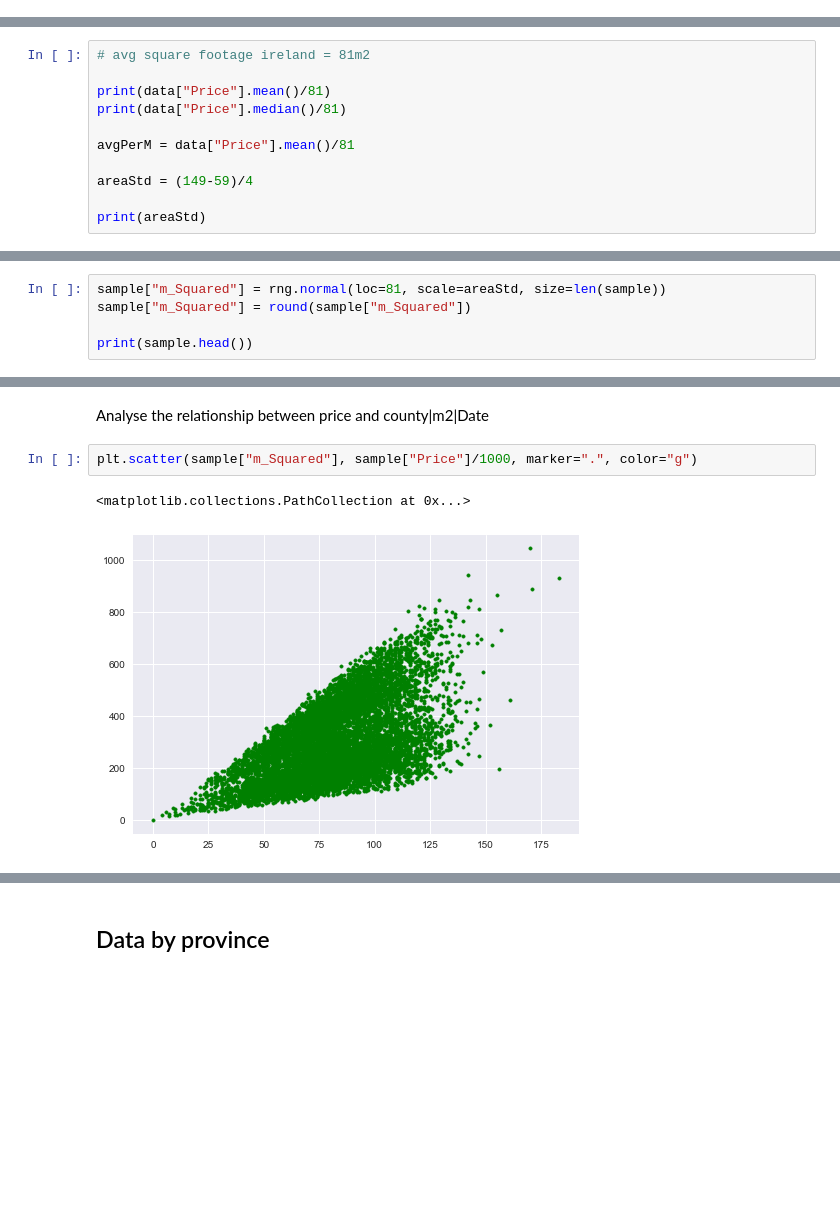
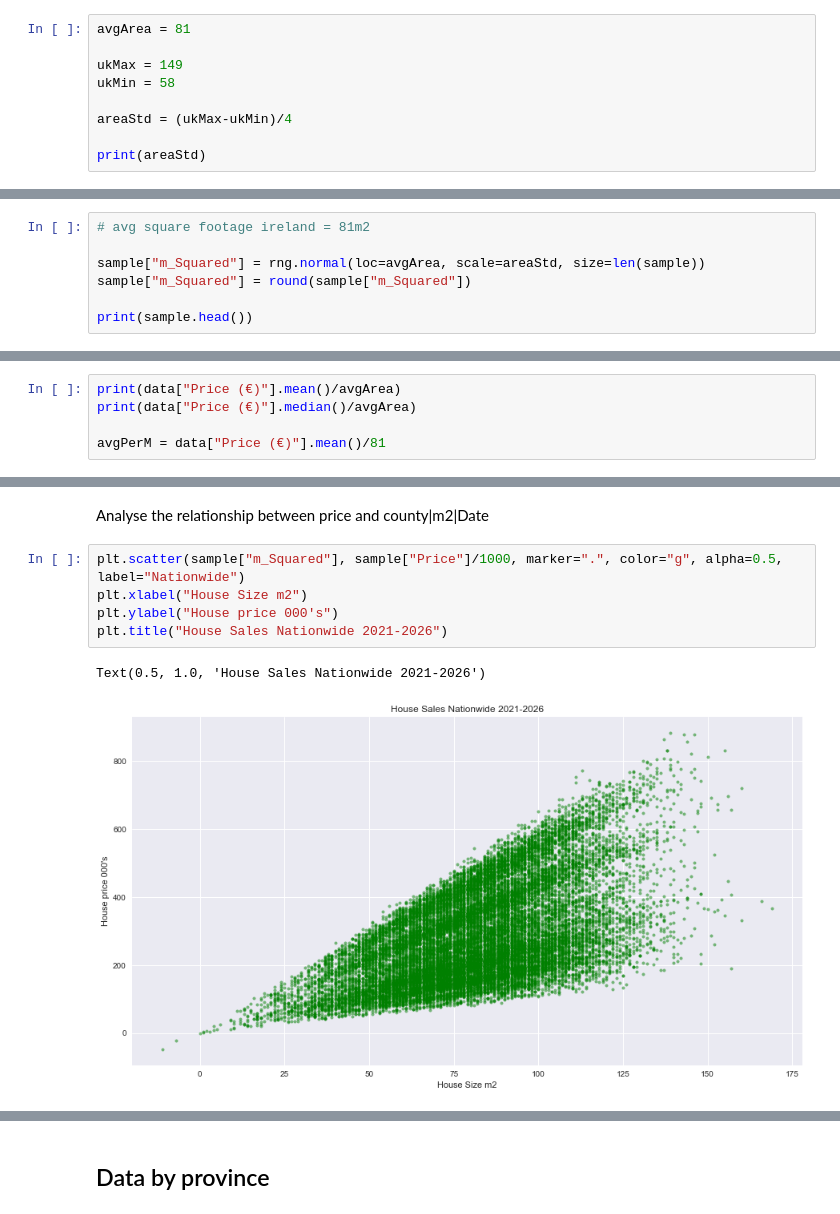
Before and after one commit to cian-gmit-da2020/prog-fun-project, a Jupyter notebook: new-main.ipynb, the cells around one changed output, grey strips where cells are left out. Saved outputs shown, nothing was run; the diff lists cells and outputs as text; blank space fills up the shorter version.

Commit message:
analysis of data and generating new data

```diff
--- a/new-main.ipynb
+++ b/new-main.ipynb
@@ -198,0 +360,9 @@ print(sample.head())
+# %%
+avgArea = 81
+
+ukMax = 149
+ukMin = 58
+
+areaStd = (ukMax-ukMin)/4
+
+print(areaStd)
@@ -198,0 +371,7 @@ print(sample.head())
+# %%
+# avg square footage ireland = 81m2
+
+sample["m_Squared"] = rng.normal(loc=avgArea, scale=areaStd, size=len(sample))
+sample["m_Squared"] = round(sample["m_Squared"])
+
+print(sample.head())
@@ -199,12 +382,6 @@ print(sample.head())
 # %%
-# avg square footage ireland = 81m2
+print(data["Price (€)"].mean()/avgArea)
+print(data["Price (€)"].median()/avgArea)
 
-print(data["Price"].mean()/81)
-print(data["Price"].median()/81)
-
-avgPerM = data["Price"].mean()/81
-
-areaStd = (149-59)/4
-
-print(areaStd)
+avgPerM = data["Price (€)"].mean()/81
 # %% [output]
@@ -214,5 +393,0 @@ print(areaStd)
-# %%
-sample["m_Squared"] = rng.normal(loc=81, scale=areaStd, size=len(sample))
-sample["m_Squared"] = round(sample["m_Squared"])
-
-print(sample.head())
@@ -287,10 +455,13 @@ print(sample.head())
 # %% [markdown]
 Analyse the relationship between price and county|m2|Date
 # %%
-plt.scatter(sample["m_Squared"], sample["Price"]/1000, marker=".", color="g")
+plt.scatter(sample["m_Squared"], sample["Price"]/1000, marker=".", color="g", alpha=0.5, label="Nationwide")
+plt.xlabel("House Size m2")
+plt.ylabel("House price 000's")
+plt.title("House Sales Nationwide 2021-2026")
 # %% [output]
-<matplotlib.collections.PathCollection at 0x...>
+Text(0.5, 1.0, 'House Sales Nationwide 2021-2026')
-[figure, old version]
+[figure, new version]
 # %%
 dublin = sample[sample["County"] == "Dublin"]
 print(dublin.head())
```
Also changed, not shown: parts of 73 cells of this notebook.
